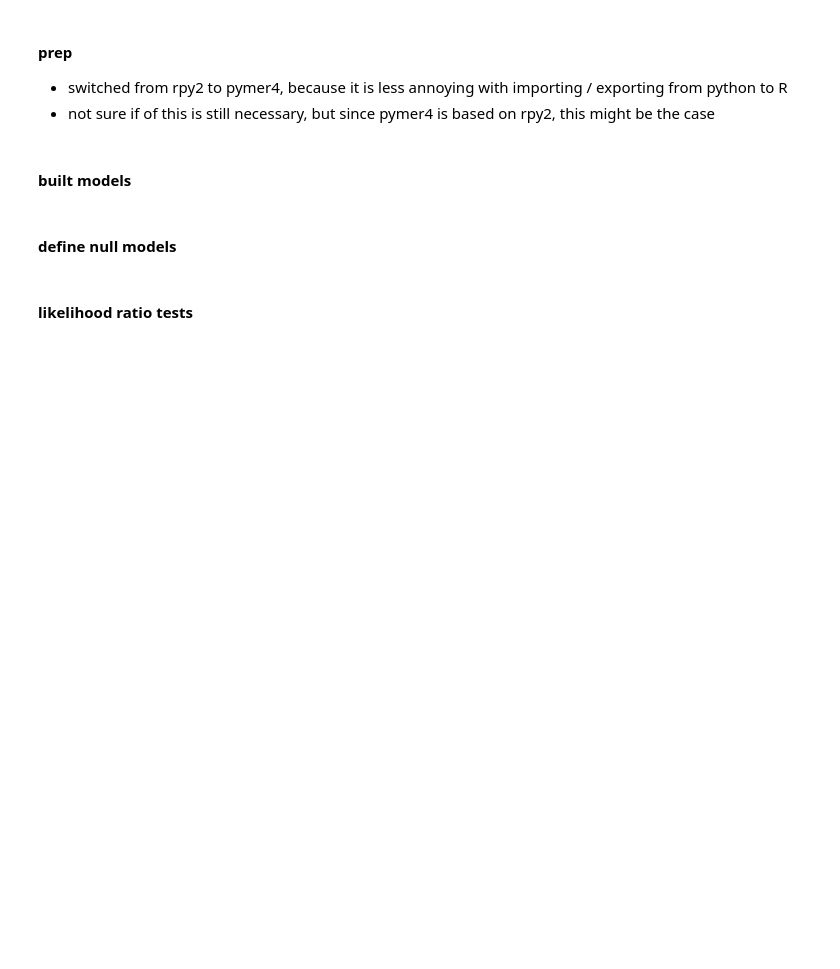
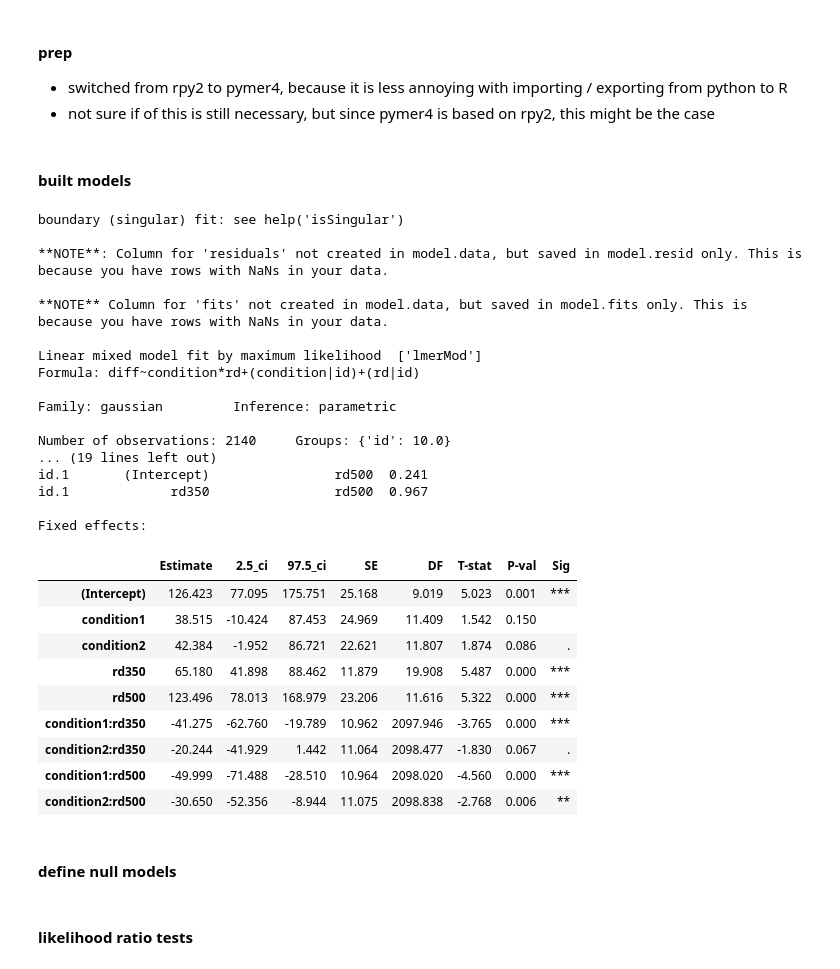
Before and after one commit to lukasgehrke/2021-fastReach, a Jupyter notebook: analyses/for_reviewers/statistics.ipynb, the cells around one changed output. Cells and saved outputs as stored; diff of their text form; code cells hidden in the pictures; blank space fills up the shorter version.

```diff
--- a/analyses/for_reviewers/statistics.ipynb
+++ b/analyses/for_reviewers/statistics.ipynb
@@ -197,9 +257,37 @@ print(behavior.groupby('condition')['ed'].agg(['mean','std']))
 from pymer4.models import Lmer
 # %%
 # full model
-full_model = Lmer("diff ~ condition + (condition|id)", data = behavior)
+full_model = Lmer("diff ~ condition * rd + (condition|id) + (rd|id)", data = behavior)
 display(full_model.fit(REML = False, factors={"condition": ["baseline", "ems_random", "ems_bci"]}))
 # full_model.plot_summary()
+# %% [output]
+boundary (singular) fit: see help('isSingular')
+
+**NOTE**: Column for 'residuals' not created in model.data, but saved in model.resid only. This is because you have rows with NaNs in your data.
+
+**NOTE** Column for 'fits' not created in model.data, but saved in model.fits only. This is because you have rows with NaNs in your data.
+
+Linear mixed model fit by maximum likelihood  ['lmerMod']
+Formula: diff~condition*rd+(condition|id)+(rd|id)
+
+Family: gaussian         Inference: parametric
+
+Number of observations: 2140     Groups: {'id': 10.0}
+... (19 lines left out)
+id.1       (Intercept)                rd500  0.241
+id.1             rd350                rd500  0.967
+
+Fixed effects:
+|  | Estimate | 2.5_ci | 97.5_ci | SE | DF | T-stat | P-val | Sig |
+| (Intercept) | 126.423 | 77.095 | 175.751 | 25.168 | 9.019 | 5.023 | 0.001 | *** |
+| condition1 | 38.515 | -10.424 | 87.453 | 24.969 | 11.409 | 1.542 | 0.150 |  |
+| condition2 | 42.384 | -1.952 | 86.721 | 22.621 | 11.807 | 1.874 | 0.086 | . |
+| rd350 | 65.180 | 41.898 | 88.462 | 11.879 | 19.908 | 5.487 | 0.000 | *** |
+| rd500 | 123.496 | 78.013 | 168.979 | 23.206 | 11.616 | 5.322 | 0.000 | *** |
+| condition1:rd350 | -41.275 | -62.760 | -19.789 | 10.962 | 2097.946 | -3.765 | 0.000 | *** |
+| condition2:rd350 | -20.244 | -41.929 | 1.442 | 11.064 | 2098.477 | -1.830 | 0.067 | . |
+| condition1:rd500 | -49.999 | -71.488 | -28.510 | 10.964 | 2098.020 | -4.560 | 0.000 | *** |
+| condition2:rd500 | -30.650 | -52.356 | -8.944 | 11.075 | 2098.838 | -2.768 | 0.006 | ** |
 # %% [markdown]
 
 #### define null models
```
Also changed, not shown: parts of 6 cells of this notebook, 16 other files.
